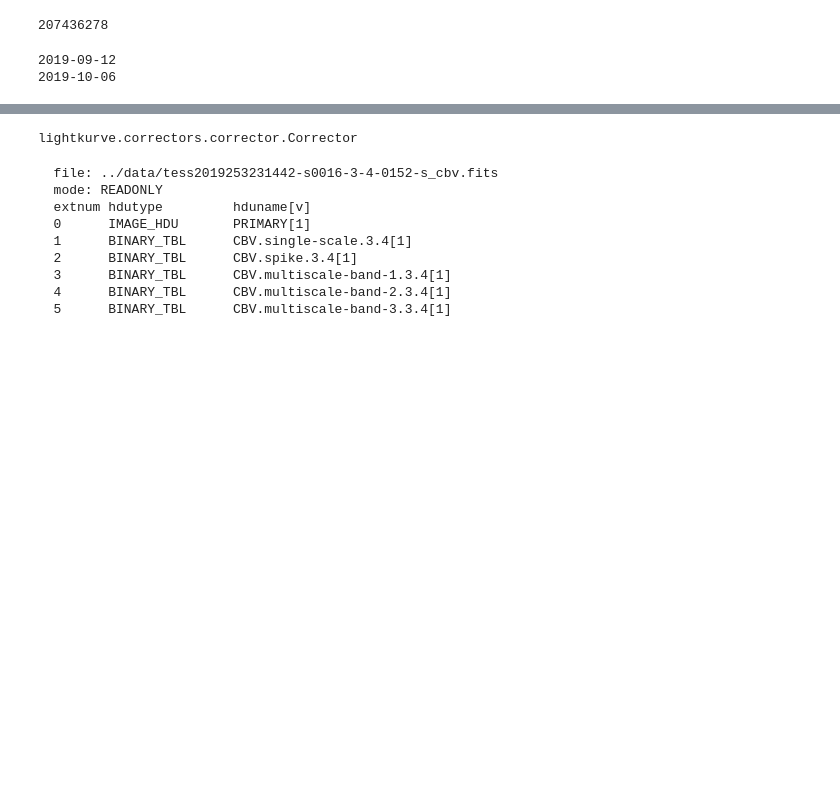
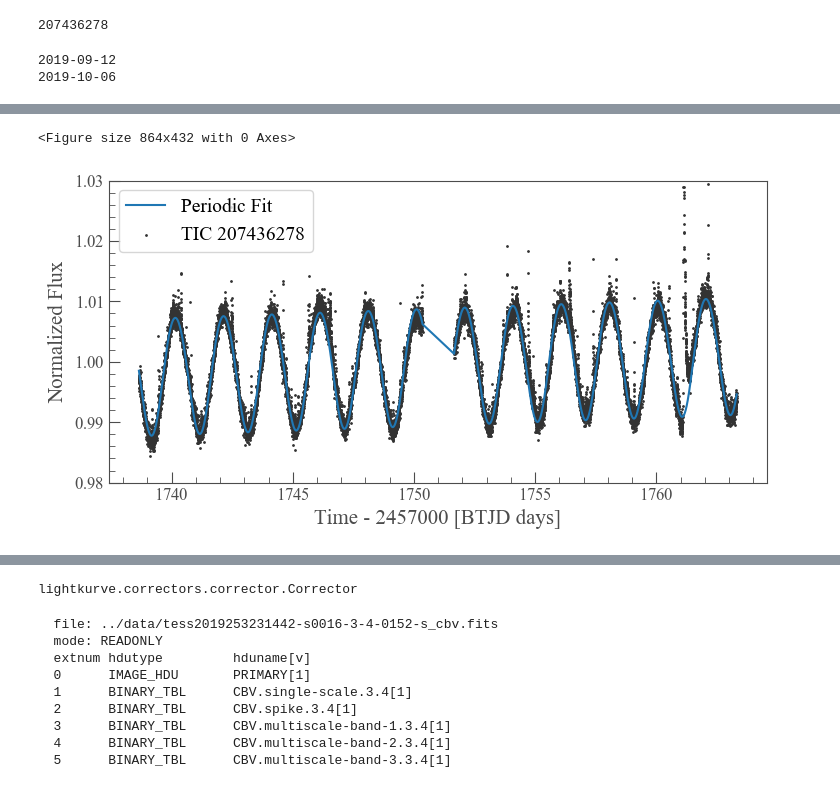
Before and after one commit to benjaminpope/mtv, a Jupyter notebook: notebooks/cr_dra.ipynb, the cells around one changed output, grey strips where cells are left out. Drawn from its saved outputs; the diff is of its cells as text; code cells hidden in the pictures; blank space fills up the shorter version.

```diff
--- a/notebooks/cr_dra.ipynb
+++ b/notebooks/cr_dra.ipynb
@@ -203 +204,12 @@ plt.plot(lc_test.time,series,color=colours[0])
+# %%
+fig = plt.figure(figsize = (12.0,6.0))
+lc.scatter()
+plt.plot(lc.time,final,color=colours[0],label='Periodic Fit')
+plt.legend(frameon=True,fontsize=14)
+plt.ylim(0.98,1.03)
+plt.savefig('cr_dra_trend.pdf',bbox_inches='tight')
+plt.savefig('cr_dra_trend.png',bbox_inches='tight')
+# %% [output]
+<Figure size 864x432 with 0 Axes>
+[figure, added]
 # %%
```
Also changed, not shown: parts of 28 cells of this notebook, 6 other files.
